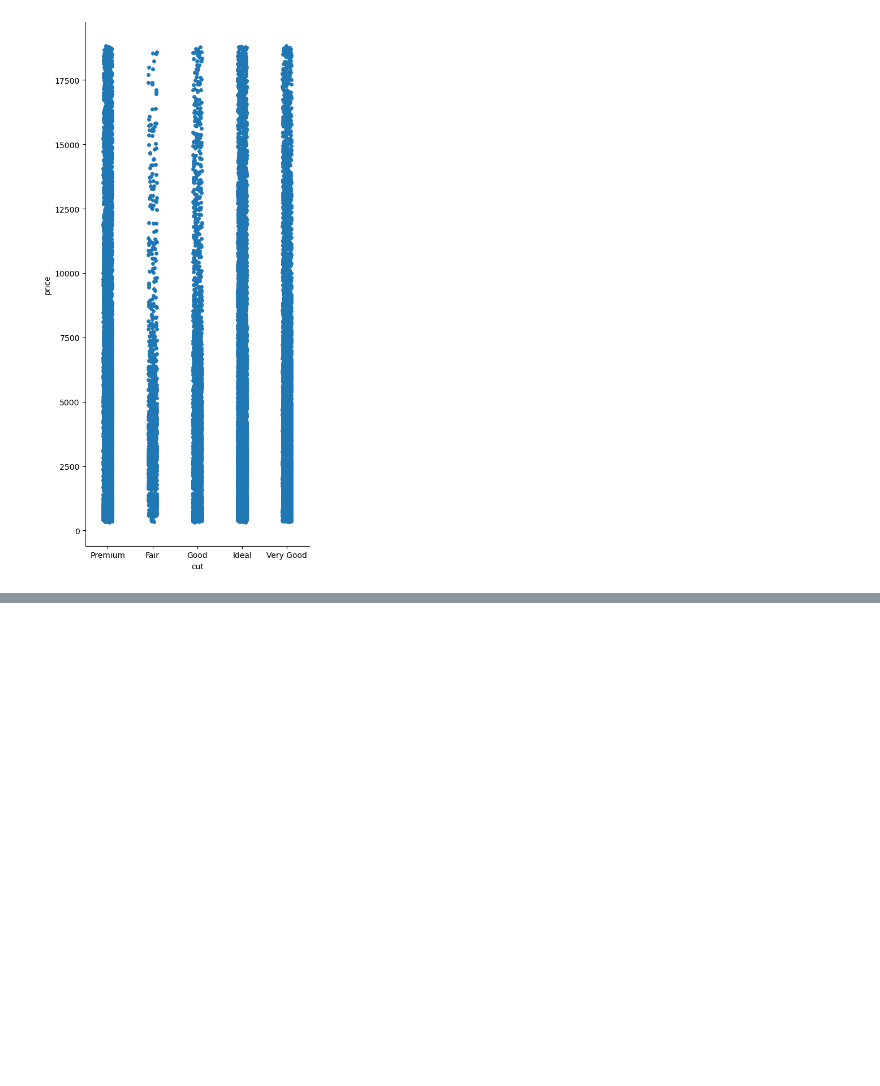
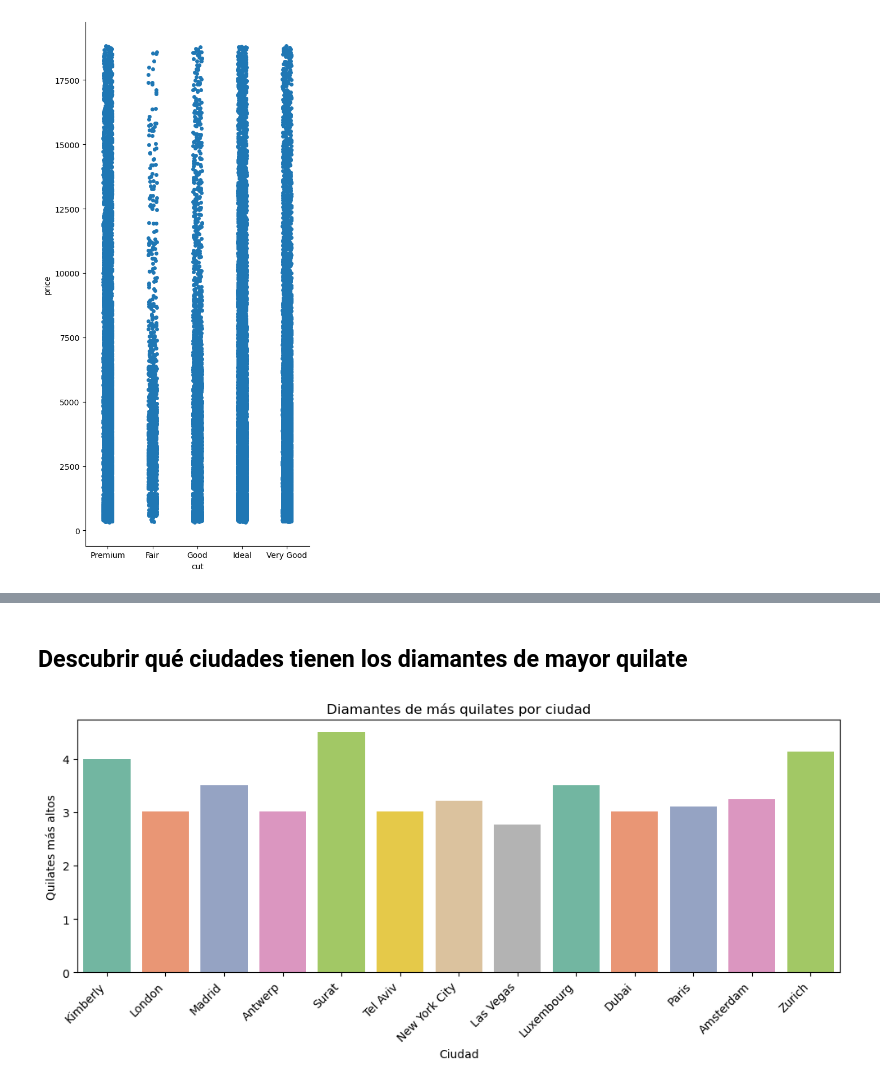
Before and after one commit to TeresaCardenosa/EDA_challenge_diamons, a Jupyter notebook: EDA_challenge.ipynb, the cells around one changed output, grey strips where cells are left out. Saved outputs shown, nothing was run; the diff lists cells and outputs as text; code cells hidden in the pictures; blank space fills up the shorter version.

```diff
--- a/EDA_challenge.ipynb
+++ b/EDA_challenge.ipynb
@@ -526,0 +597,14 @@ plt.show()
+# %% [markdown]
+## Descubrir qué ciudades tienen los diamantes de mayor quilate
+# %%
+plt.figure(figsize=(12, 4))
+sns.barplot(x='city', y='carat', data=df, errorbar=None, estimator=max, palette='Set2')
+
+plt.xlabel('Ciudad')
+plt.ylabel('Quilates más altos')
+plt.title('Diamantes de más quilates por ciudad')
+plt.xticks(rotation=45, ha='right')
+
+plt.show()
+# %% [output]
+[figure, added]
```
Also changed, not shown: parts of 14 cells of this notebook.
